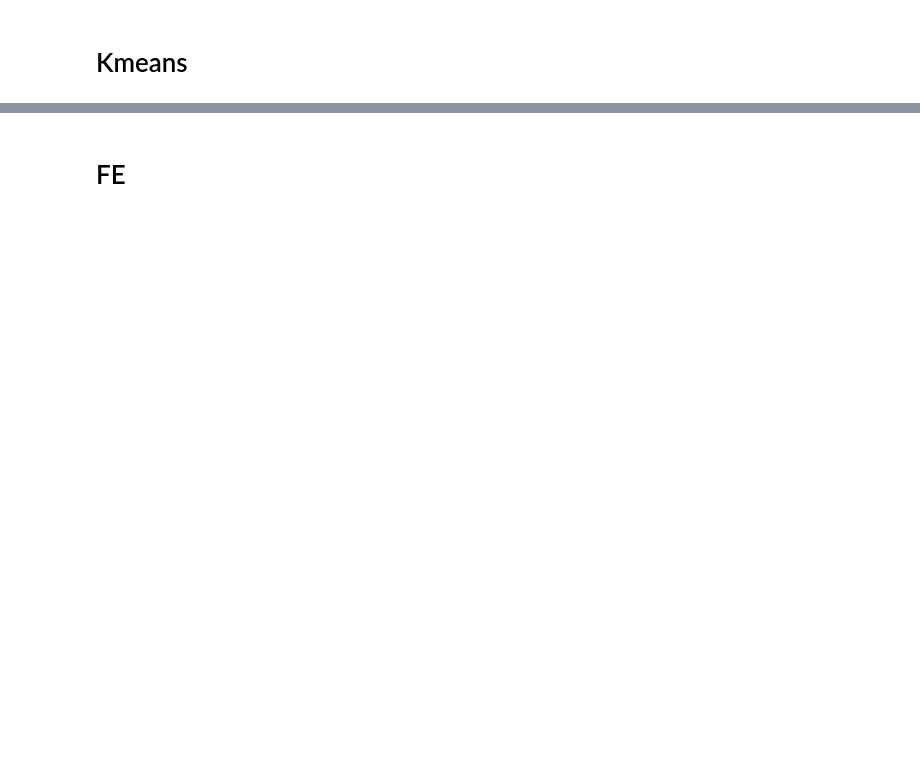
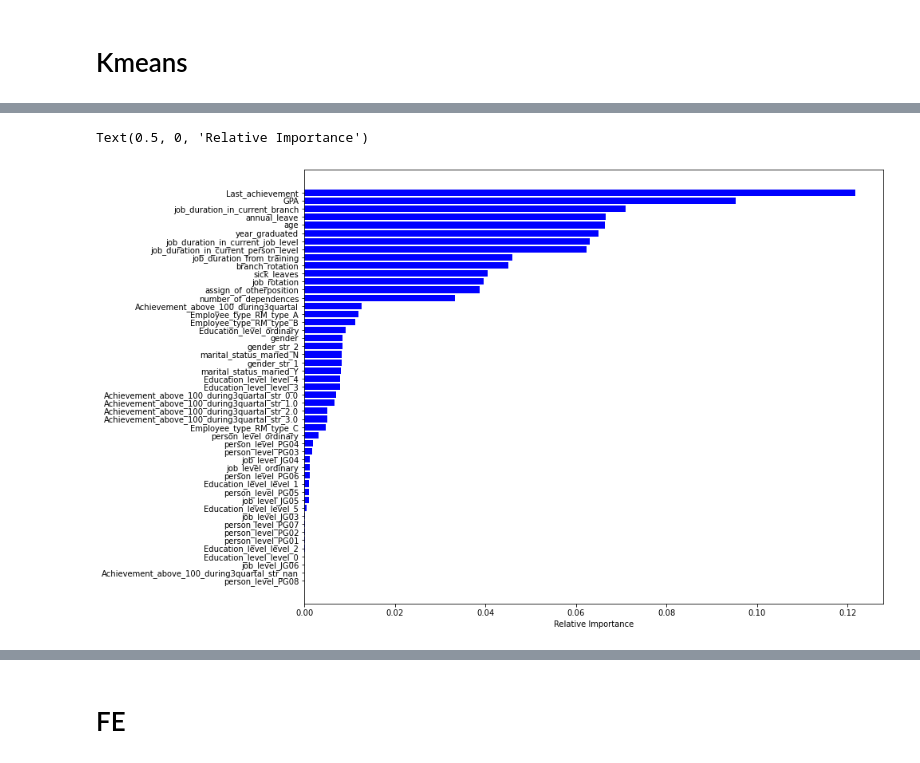
Before and after one commit to andreasmmadjiah/People-Analytics, a Jupyter notebook: BRI_V4_Kmeans etc.ipynb, the cells around one changed output, grey strips where cells are left out. Cells and saved outputs as stored; diff of their text form; code cells hidden in the pictures; blank space fills up the shorter version.

```diff
--- a/BRI_V4_Kmeans etc.ipynb
+++ b/BRI_V4_Kmeans etc.ipynb
@@ -84,11 +84,11 @@ data_test['person_level_ordinary'] = LE.fit_transform(data_test['person_level'])
 data_test['job_level_ordinary'] = LE.fit_transform(data_test['job_level'])
 data_test['Education_level_ordinary'] = LE.fit_transform(data_test['Education_level'])
 
-drop = ['age', 'job_duration_from_training', 'person_level_ordinary', 'job_level']
+# drop = ['age', 'job_duration_from_training', 'person_level_ordinary', 'job_level']
 
 
-data = data.drop(columns=drop)
-data_test = data_test.drop(columns=drop)
+# data = data.drop(columns=drop)
+# data_test = data_test.drop(columns=drop)
 # data = data[~data['Last_achievement_%'].isna()]
 # data = data.drop(columns=['job_level'])
 # data_test = data_test.drop(columns=['job_level'])
@@ -242,0 +276,7 @@ NameError: name 'kmeans' is not defined
+# %%
+traindata = data.copy().drop(columns=['Best Performance'])
+traindata['is_train'] = 1
+
+testdata = data_test.copy()
+testdata['is_train'] = 0
+all_data = pd.concat([traindata,testdata],axis=0,ignore_index=True)
@@ -242,0 +710,14 @@ NameError: name 'kmeans' is not defined
+# %%
+importances = pipelines[0]['classifier'].feature_importances_
+all_cols = num_cols.copy()
+all_cols.extend(pipelines[0]['transformer'].transformers_[1][1].named_steps['onehot'].get_feature_names(cat_cols).tolist())
+# %%
+indices = np.argsort(importances)
+plt.figure(figsize=(13,10))
+
+plt.barh(range(len(indices)), importances[indices], color='b', align='center')
+plt.yticks(range(len(indices)), [all_cols[i] for i in indices])
+plt.xlabel('Relative Importance')
+# %% [output]
+Text(0.5, 0, 'Relative Importance')
+[figure, added]
```
Also changed, not shown: parts of 45 cells of this notebook, 3 other files.
